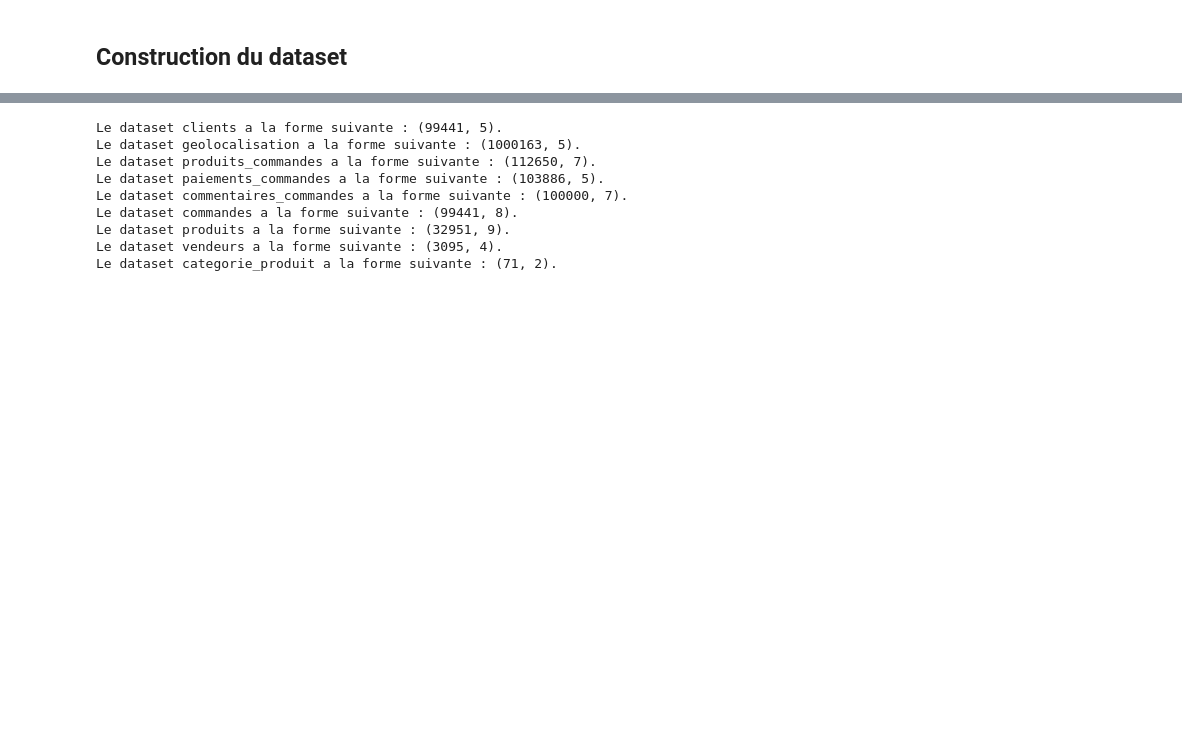
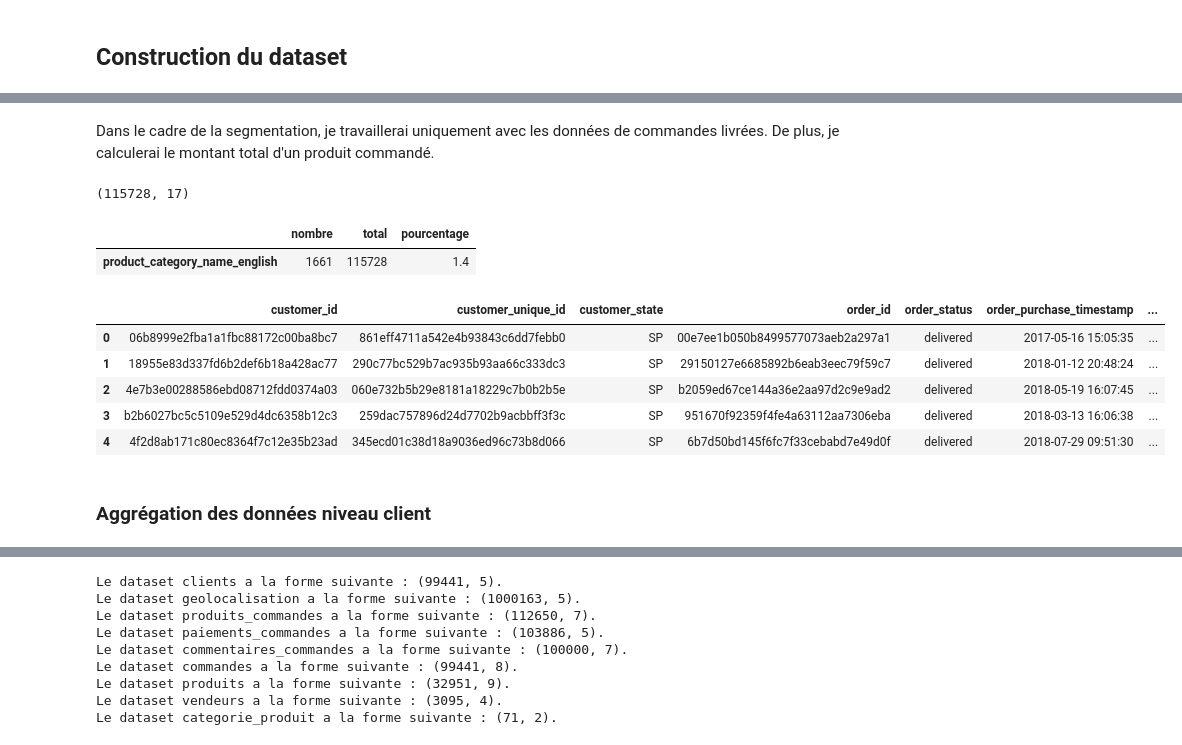
Before and after one commit to sebastienbourgeois/oc-p5-segmenter-clients-site-ecommerce, a Jupyter notebook: POLIST_01_notebookanalyse.ipynb, the cells around one changed output, grey strips where cells are left out. Cells and saved outputs as stored; diff of their text form; code cells hidden in the pictures; blank space fills up the shorter version.

```diff
--- a/POLIST_01_notebookanalyse.ipynb
+++ b/POLIST_01_notebookanalyse.ipynb
@@ -541,0 +707,26 @@ geolocalisation.head()
+# %% [markdown]
+Dans le cadre de la segmentation, je travaillerai uniquement avec les données de commandes livrées. De plus, je calculerai le montant total d'un produit commandé.
+# %%
+dataset_commandes = dataset_commandes[dataset_commandes.order_status == "delivered"]
+# %%
+dataset_commandes.shape
+# %% [output]
+(115728, 17)
+# %%
+compter_donnees_manquantes(dataset_commandes)
+# %% [output]
+|  | nombre | total | pourcentage |
+| product_category_name_english | 1661 | 115728 | 1.4 |
+# %%
+dataset_commandes["total_price_product"] = dataset_commandes.price + dataset_commandes.freight_value
+# %%
+dataset_commandes.head()
+# %% [output]
+|  | customer_id | customer_unique_id | customer_state | order_id | order_status | order_purchase_timestamp | ... |
+| 0 | 06b8999e2fba1a1fbc88172c00ba8bc7 | 861eff4711a542e4b93843c6dd7febb0 | SP | 00e7ee1b050b8499577073aeb2a297a1 | delivered | 2017-05-16 15:05:35 | ... |
+| 1 | 18955e83d337fd6b2def6b18a428ac77 | 290c77bc529b7ac935b93aa66c333dc3 | SP | 29150127e6685892b6eab3eec79f59c7 | delivered | 2018-01-12 20:48:24 | ... |
+| 2 | 4e7b3e00288586ebd08712fdd0374a03 | 060e732b5b29e8181a18229c7b0b2b5e | SP | b2059ed67ce144a36e2aa97d2c9e9ad2 | delivered | 2018-05-19 16:07:45 | ... |
+| 3 | b2b6027bc5c5109e529d4dc6358b12c3 | 259dac757896d24d7702b9acbbff3f3c | SP | 951670f92359f4fe4a63112aa7306eba | delivered | 2018-03-13 16:06:38 | ... |
+| 4 | 4f2d8ab171c80ec8364f7c12e35b23ad | 345ecd01c38d18a9036ed96c73b8d066 | SP | 6b7d50bd145f6fc7f33cebabd7e49d0f | delivered | 2018-07-29 09:51:30 | ... |
+# %% [markdown]
+### Aggrégation des données niveau client
```
Also changed, not shown: parts of 28 cells of this notebook.
